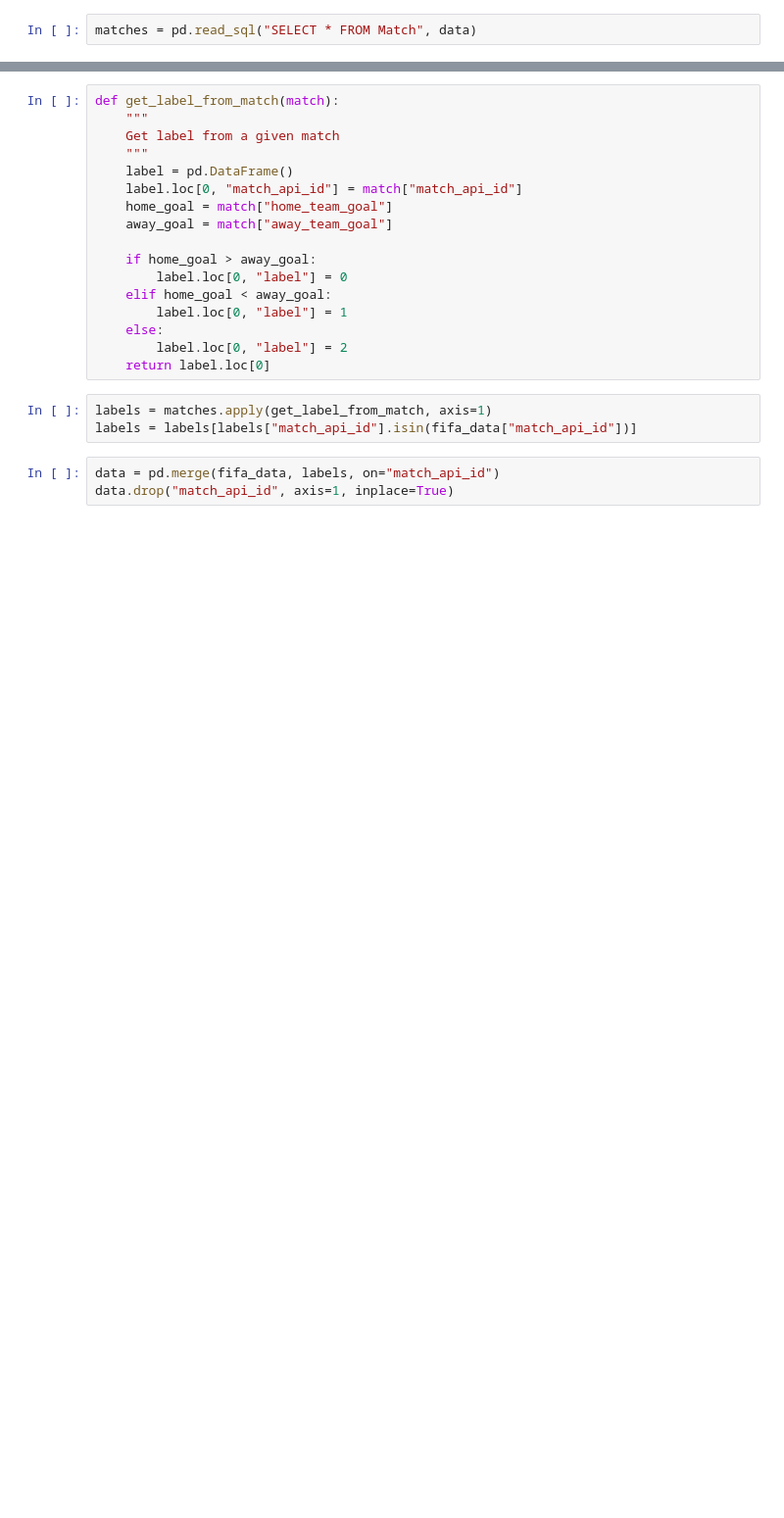
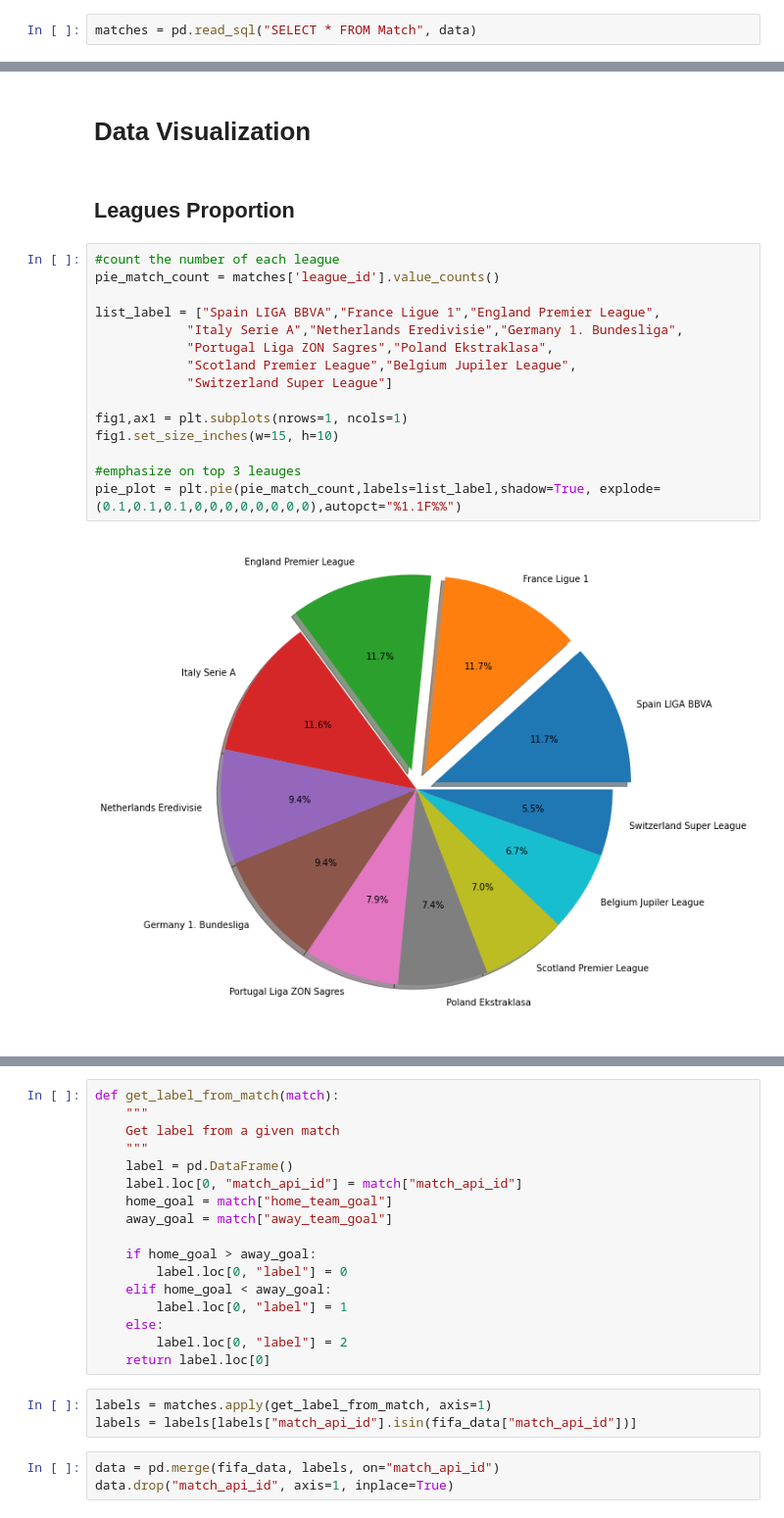
Before and after one commit to yahsiuhsieh/european-soccer, a Jupyter notebook: european_soccer.ipynb, the cells around one changed output, grey strips where cells are left out. Shown at 98% size. Saved outputs shown, nothing was run; the diff lists cells and outputs as text; blank space fills up the shorter version.

```diff
--- a/european_soccer.ipynb
+++ b/european_soccer.ipynb
@@ -87,0 +124,21 @@ matches = pd.read_sql("SELECT * FROM Match", data)
+# %% [markdown]
+# Data Visualization
+# %% [markdown]
+## Leagues Proportion
+# %%
+#count the number of each league
+pie_match_count = matches['league_id'].value_counts()
+
+list_label = ["Spain LIGA BBVA","France Ligue 1","England Premier League",
+            "Italy Serie A","Netherlands Eredivisie","Germany 1. Bundesliga",
+            "Portugal Liga ZON Sagres","Poland Ekstraklasa",
+            "Scotland Premier League","Belgium Jupiler League",
+            "Switzerland Super League"]
+
+fig1,ax1 = plt.subplots(nrows=1, ncols=1)
+fig1.set_size_inches(w=15, h=10)
+
+#emphasize on top 3 leauges
+pie_plot = plt.pie(pie_match_count,labels=list_label,shadow=True, explode=(0.1,0.1,0.1,0,0,0,0,0,0,0,0),autopct="%1.1F%%")
+# %% [output]
+[figure, added]
```
Also changed, not shown: parts of 75 cells of this notebook.
